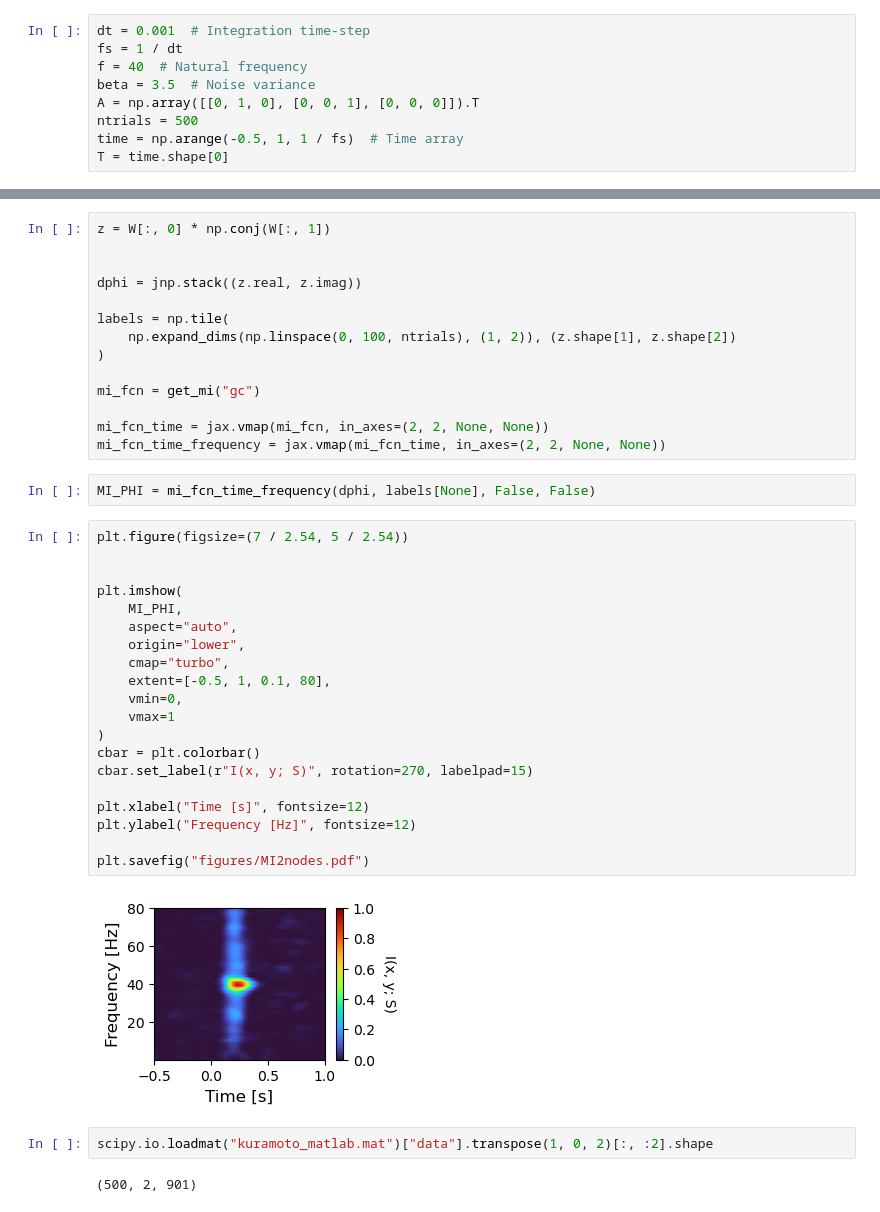
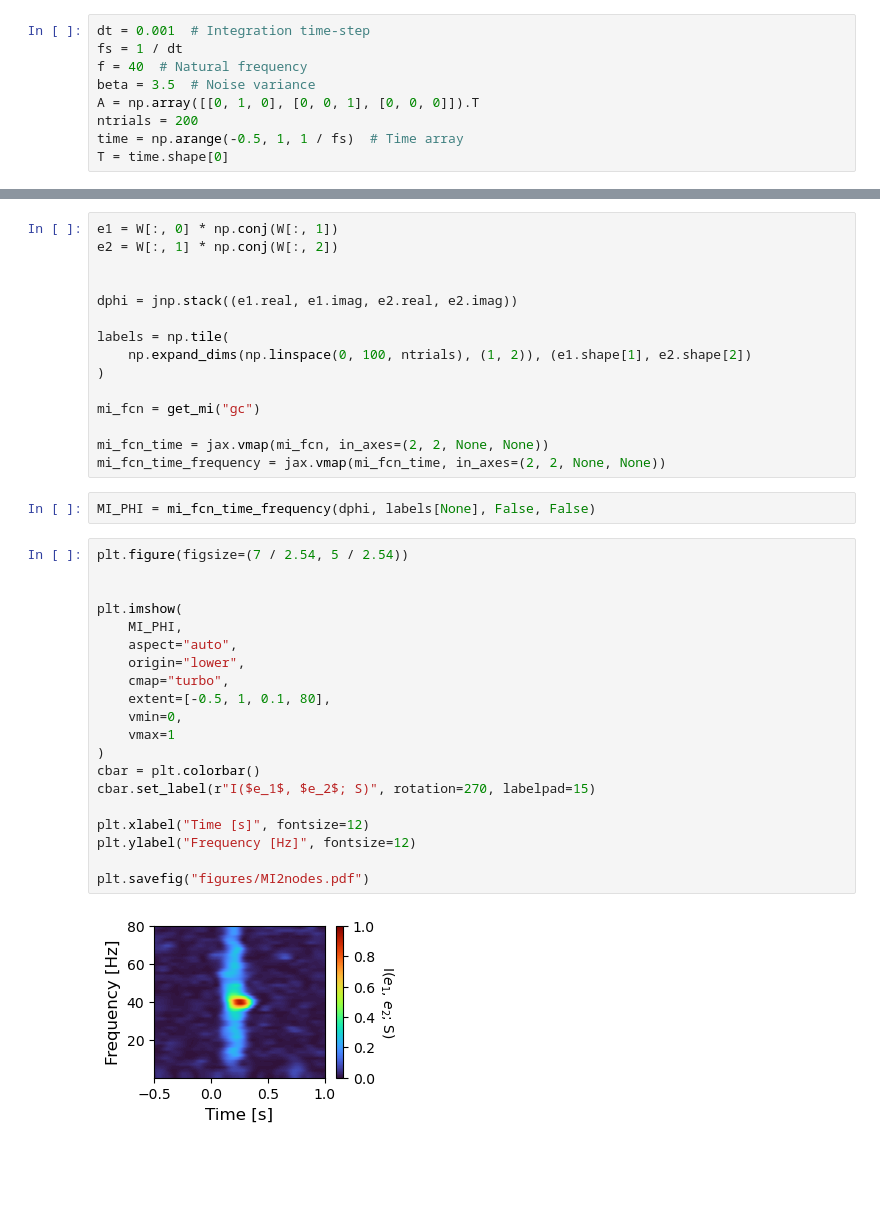
Before and after one commit to ViniciusLima94/phase_amplitude_encoding, a Jupyter notebook: notebooks/Figure2.ipynb, the cells around one changed output, grey strips where cells are left out. Cells and saved outputs as stored; diff of their text form; blank space fills up the shorter version.

Commit message:
figure 2 syn/red

```diff
--- a/notebooks/Figure2.ipynb
+++ b/notebooks/Figure2.ipynb
@@ -25,7 +25,7 @@ fs = 1 / dt
 f = 40  # Natural frequency
 beta = 3.5  # Noise variance
 A = np.array([[0, 1, 0], [0, 0, 1], [0, 0, 0]]).T
-ntrials = 500
+ntrials = 200
 time = np.arange(-0.5, 1, 1 / fs)  # Time array
 T = time.shape[0]
 # %%
@@ -153,13 +99,14 @@ mi_fcn = get_mi("gc")
 mi_fcn_time = jax.vmap(mi_fcn, in_axes=(2, 2, None, None))
 mi_fcn_time_frequency = jax.vmap(mi_fcn_time, in_axes=(2, 2, None, None))
 # %%
-z = W[:, 0] * np.conj(W[:, 1])
+e1 = W[:, 0] * np.conj(W[:, 1])
+e2 = W[:, 1] * np.conj(W[:, 2])
 
 
-dphi = jnp.stack((z.real, z.imag))
+dphi = jnp.stack((e1.real, e1.imag, e2.real, e2.imag))
 
 labels = np.tile(
-    np.expand_dims(np.linspace(0, 100, ntrials), (1, 2)), (z.shape[1], z.shape[2])
+    np.expand_dims(np.linspace(0, 100, ntrials), (1, 2)), (e1.shape[1], e2.shape[2])
 )
 
 mi_fcn = get_mi("gc")
@@ -171,26 +118,22 @@ MI_PHI = mi_fcn_time_frequency(dphi, labels[None], False, False)
 # %%
 plt.figure(figsize=(7 / 2.54, 5 / 2.54))
 
 
 plt.imshow(
     MI_PHI,
     aspect="auto",
     origin="lower",
     cmap="turbo",
     extent=[-0.5, 1, 0.1, 80],
     vmin=0,
     vmax=1
 )
 cbar = plt.colorbar()
-cbar.set_label(r"I(x, y; S)", rotation=270, labelpad=15)
+cbar.set_label(r"I($e_1$, $e_2$; S)", rotation=270, labelpad=15)
 
 plt.xlabel("Time [s]", fontsize=12)
 plt.ylabel("Frequency [Hz]", fontsize=12)
 
 plt.savefig("figures/MI2nodes.pdf")
 # %% [output]
-[figure, old version]
+[figure, new version]
-# %%
-scipy.io.loadmat("kuramoto_matlab.mat")["data"].transpose(1, 0, 2)[:, :2].shape
-# %% [output]
-(500, 2, 901)
```
Also changed, not shown: parts of 25 cells of this notebook, 2 other files.
